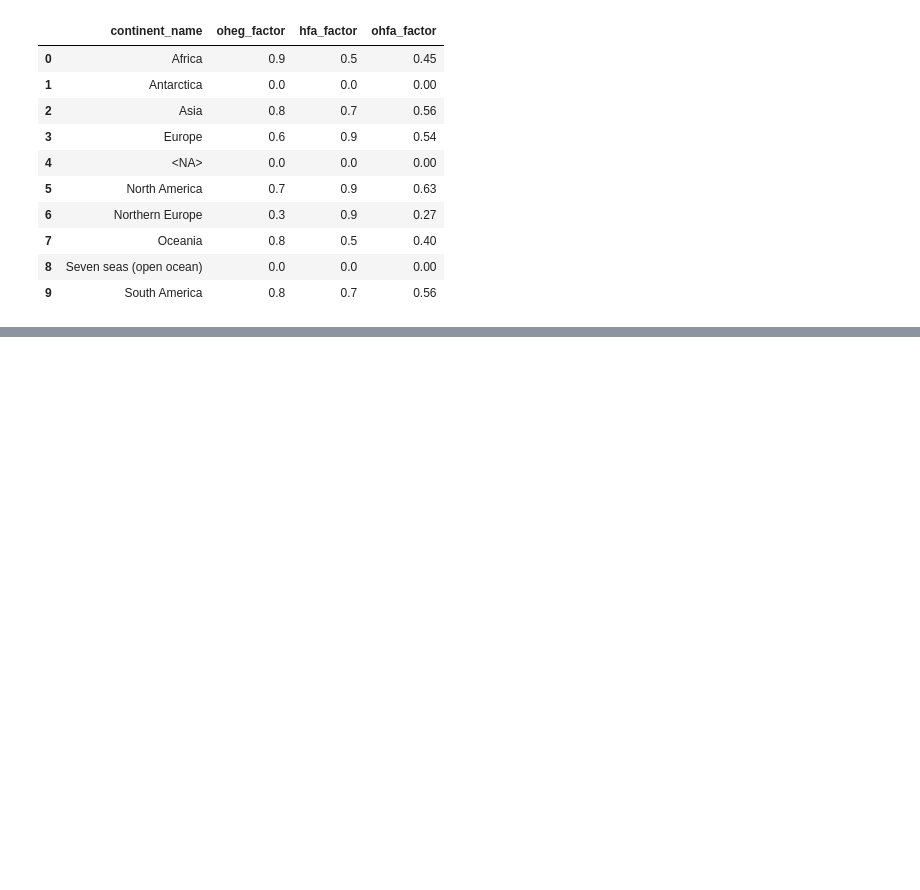
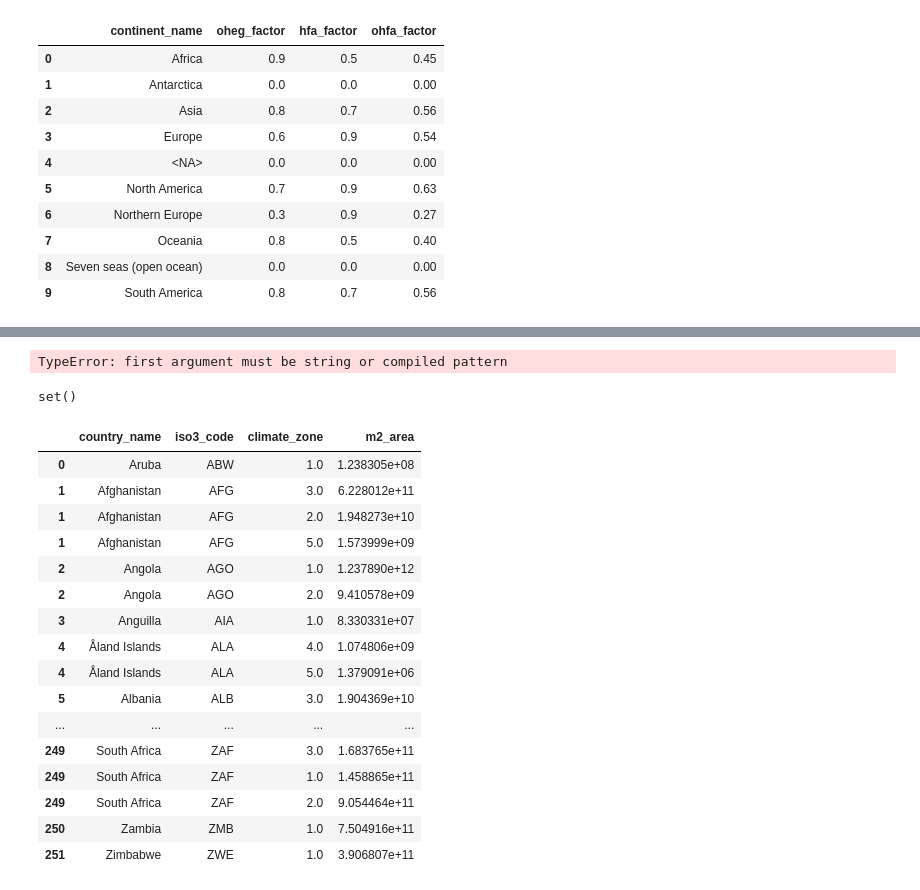
Before and after one commit to AvoinOrg/building-emissions, a Jupyter notebook: src/main/main.ipynb, the cells around one changed output, grey strips where cells are left out. Cells and saved outputs as stored; diff of their text form; code cells hidden in the pictures; blank space fills up the shorter version.

```diff
--- a/src/main/main.ipynb
+++ b/src/main/main.ipynb
@@ -203,0 +209,12 @@ countries_data.join(manual_continents_data.set_index('iso3_code')['continent_nam
+# %%
+df = areas_zones_data.join(climatetrace_countries.set_index('iso3_code'), on='iso3_code')
+a = set(countries_data['iso3_code']).difference(df['iso3_code'])
+b = set(climatetrace_countries['iso3_code']).difference(df['iso3_code'])
+#a = set([1,2,3])
+#b = set([2,3,4])
+a.difference(b)
+set(climatetrace_countries['iso3_code']).difference(countries_data['iso3_code'])
+#set(df['country_name']).difference(climatetrace_countries['country_name'])
+# %%
+cols = ['country_name']
+df.set_index('iso3_code')[cols]
@@ -203,0 +236,32 @@ countries_data.join(manual_continents_data.set_index('iso3_code')['continent_nam
+# %%
+ with pd.option_context(None, None):
+    display(climatetrace_countries.join(areas_zones_data.set_index('iso3_code'), on='iso3_code'))
+# %% [output]
+TypeError: first argument must be string or compiled pattern
+# %%
+ct_areas_zones = climatetrace_countries.join(areas_zones_data.set_index('iso3_code'), on='iso3_code')
+set(climatetrace_countries['iso3_code']).difference(ct_areas_zones['iso3_code'])
+# %% [output]
+set()
+# %%
+import helpers as h
+il.reload(h)
+h.show_all(df)
+# %% [output]
+|  | country_name | iso3_code | climate_zone | m2_area |
+| 0 | Aruba | ABW | 1.0 | 1.238305e+08 |
+| 1 | Afghanistan | AFG | 3.0 | 6.228012e+11 |
+| 1 | Afghanistan | AFG | 2.0 | 1.948273e+10 |
+| 1 | Afghanistan | AFG | 5.0 | 1.573999e+09 |
+| 2 | Angola | AGO | 1.0 | 1.237890e+12 |
+| 2 | Angola | AGO | 2.0 | 9.410578e+09 |
+| 3 | Anguilla | AIA | 1.0 | 8.330331e+07 |
+| 4 | Åland Islands | ALA | 4.0 | 1.074806e+09 |
+| 4 | Åland Islands | ALA | 5.0 | 1.379091e+06 |
+| 5 | Albania | ALB | 3.0 | 1.904369e+10 |
+| ... | ... | ... | ... | ... |
+| 249 | South Africa | ZAF | 3.0 | 1.683765e+11 |
+| 249 | South Africa | ZAF | 1.0 | 1.458865e+11 |
+| 249 | South Africa | ZAF | 2.0 | 9.054464e+11 |
+| 250 | Zambia | ZMB | 1.0 | 7.504916e+11 |
+| 251 | Zimbabwe | ZWE | 1.0 | 3.906807e+11 |
```
Also changed, not shown: parts of 12 cells of this notebook, 3 other files.
